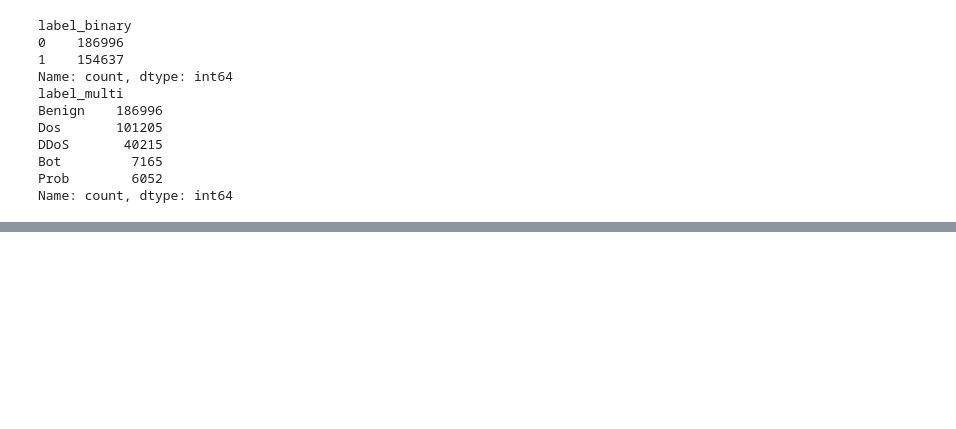
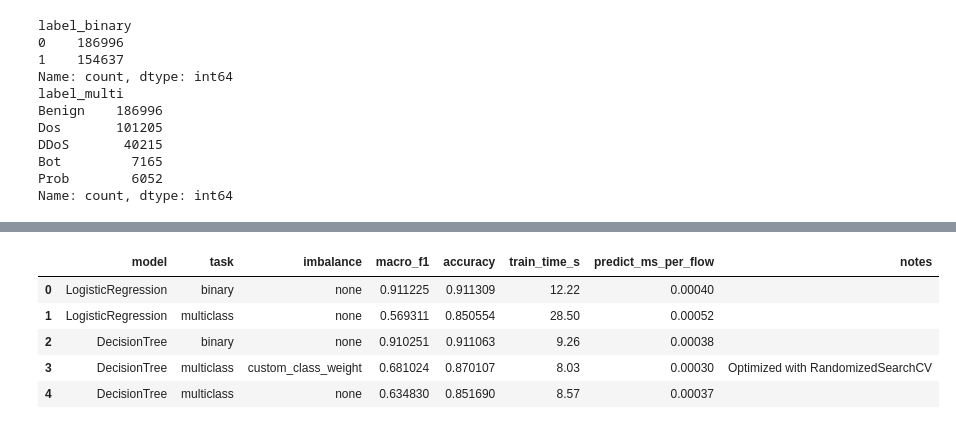
Before and after one commit to dogukandireksiz/iotshield-sdn-ids, a Jupyter notebook: notebooks/03_models.ipynb, the cells around one changed output, grey strips where cells are left out. Cells and saved outputs as stored; diff of their text form; code cells hidden in the pictures; blank space fills up the shorter version.

```diff
--- a/notebooks/03_models.ipynb
+++ b/notebooks/03_models.ipynb
@@ -113,0 +361,14 @@ weighted avg     0.9178    0.9106    0.9108     85409
+# %%
+dt_bin = DecisionTreeClassifier(
+    random_state=RANDOM_STATE
+)
+
+row = evaluate(
+    dt_bin,
+    "DecisionTree",
+    "binary",
+    X_train, y_train_bin, X_test, y_test_bin
+)
+
+result.append(row)
+row
@@ -113,0 +512,21 @@ weighted avg     0.9178    0.9106    0.9108     85409
+# %%
+results_df = pd.DataFrame(result)
+
+results_df = results_df.drop_duplicates(
+    subset=["model", "task", "imbalance"],
+    keep="last"
+)
+
+results_df.to_csv(
+    "../reports/results_baseline.csv",
+    index=False
+)
+
+display(results_df)
+# %% [output]
+|  | model | task | imbalance | macro_f1 | accuracy | train_time_s | predict_ms_per_flow | notes |
+| 0 | LogisticRegression | binary | none | 0.911225 | 0.911309 | 12.22 | 0.00040 |  |
+| 1 | LogisticRegression | multiclass | none | 0.569311 | 0.850554 | 28.50 | 0.00052 |  |
+| 2 | DecisionTree | binary | none | 0.910251 | 0.911063 | 9.26 | 0.00038 |  |
+| 3 | DecisionTree | multiclass | custom_class_weight | 0.681024 | 0.870107 | 8.03 | 0.00030 | Optimized with RandomizedSearchCV |
+| 4 | DecisionTree | multiclass | none | 0.634830 | 0.851690 | 8.57 | 0.00037 |  |
```
Also changed, not shown: parts of 15 cells of this notebook, 6 other files.
